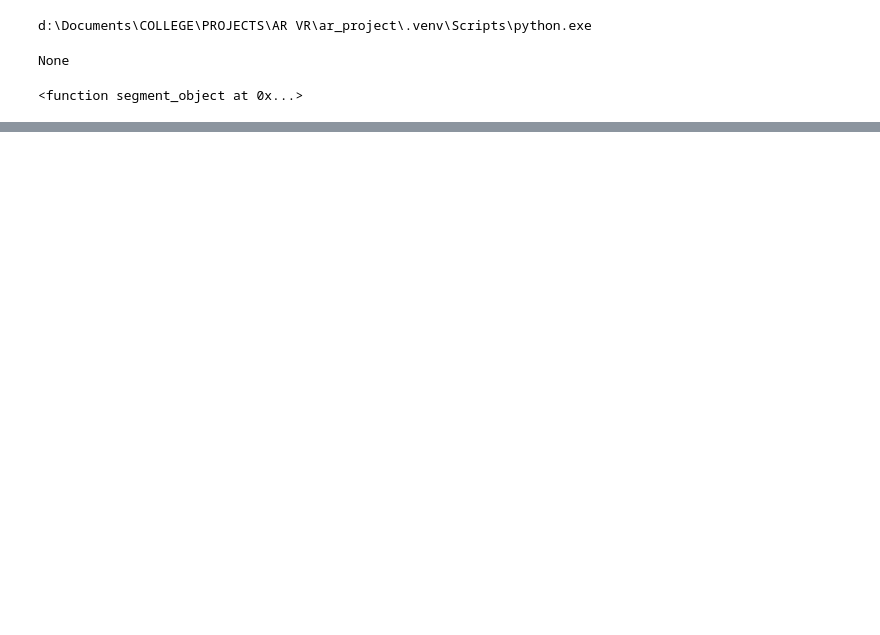
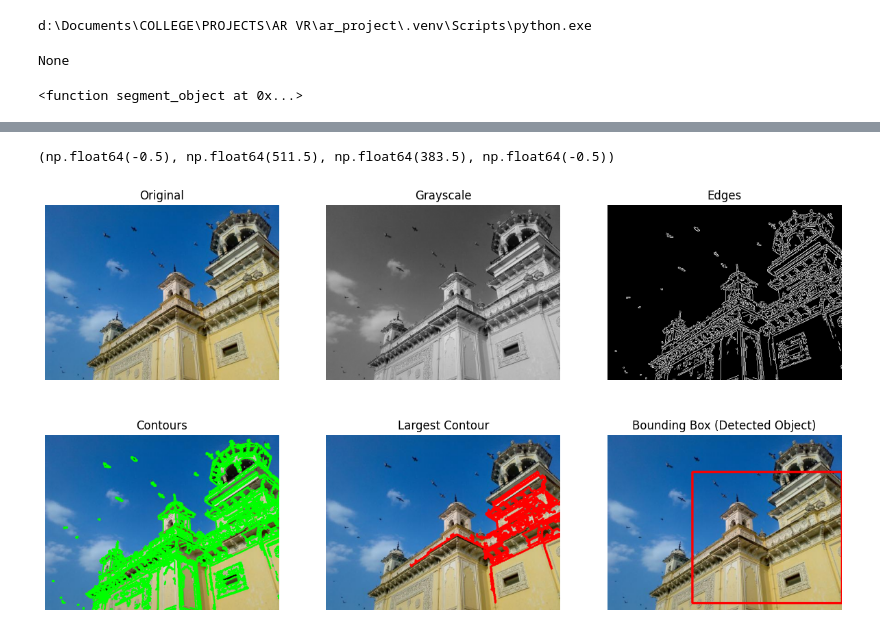
Before and after one commit to d1ya-m/ar_project, a Jupyter notebook: notebooks/ar_pipeline_demo.ipynb, the cells around one changed output, grey strips where cells are left out. Drawn from its saved outputs; the diff is of its cells as text; code cells hidden in the pictures; blank space fills up the shorter version.

```diff
--- a/notebooks/ar_pipeline_demo.ipynb
+++ b/notebooks/ar_pipeline_demo.ipynb
@@ -41,0 +88,76 @@ ImportError: cannot import name 'find_object_center' from 'ar_project.geometry.p
+# %%
+import cv2
+import matplotlib.pyplot as plt
+import numpy as np
+
+# read image
+img = cv2.imread("../datasets/home.jpg")
+
+# convert to RGB for plotting
+img_rgb = cv2.cvtColor(img, cv2.COLOR_BGR2RGB)
+
+# grayscale
+gray = cv2.cvtColor(img, cv2.COLOR_BGR2GRAY)
+
+# detect edges
+edges = cv2.Canny(gray, 100, 200)
+
+# find contours
+contours, _ = cv2.findContours(
+    edges,
+    cv2.RETR_EXTERNAL,
+    cv2.CHAIN_APPROX_SIMPLE
+)
+
+# copy image for drawing
+contour_img = img_rgb.copy()
+
+# draw all contours
+cv2.drawContours(contour_img, contours, -1, (0,255,0), 2)
+
+# select largest contour
+largest = max(contours, key=cv2.contourArea)
+
+# bounding box
+x,y,w,h = cv2.boundingRect(largest)
+
+bbox_img = img_rgb.copy()
+cv2.rectangle(bbox_img,(x,y),(x+w,y+h),(255,0,0),3)
+
+# plot results
+plt.figure(figsize=(15,8))
+
+plt.subplot(2,3,1)
+plt.title("Original")
+plt.imshow(img_rgb)
+plt.axis("off")
+
+plt.subplot(2,3,2)
+plt.title("Grayscale")
+plt.imshow(gray,cmap="gray")
+plt.axis("off")
+
+plt.subplot(2,3,3)
+plt.title("Edges")
+plt.imshow(edges,cmap="gray")
+plt.axis("off")
+
+plt.subplot(2,3,4)
+plt.title("Contours")
+plt.imshow(contour_img)
+plt.axis("off")
+
+plt.subplot(2,3,5)
+plt.title("Largest Contour")
+largest_img = img_rgb.copy()
+cv2.drawContours(largest_img,[largest],-1,(255,0,0),3)
+plt.imshow(largest_img)
+plt.axis("off")
+
+plt.subplot(2,3,6)
+plt.title("Bounding Box (Detected Object)")
+plt.imshow(bbox_img)
+plt.axis("off")
+# %% [output]
+(np.float64(-0.5), np.float64(511.5), np.float64(383.5), np.float64(-0.5))
+[figure, added]
```
Also changed, not shown: parts of 3 cells of this notebook.
